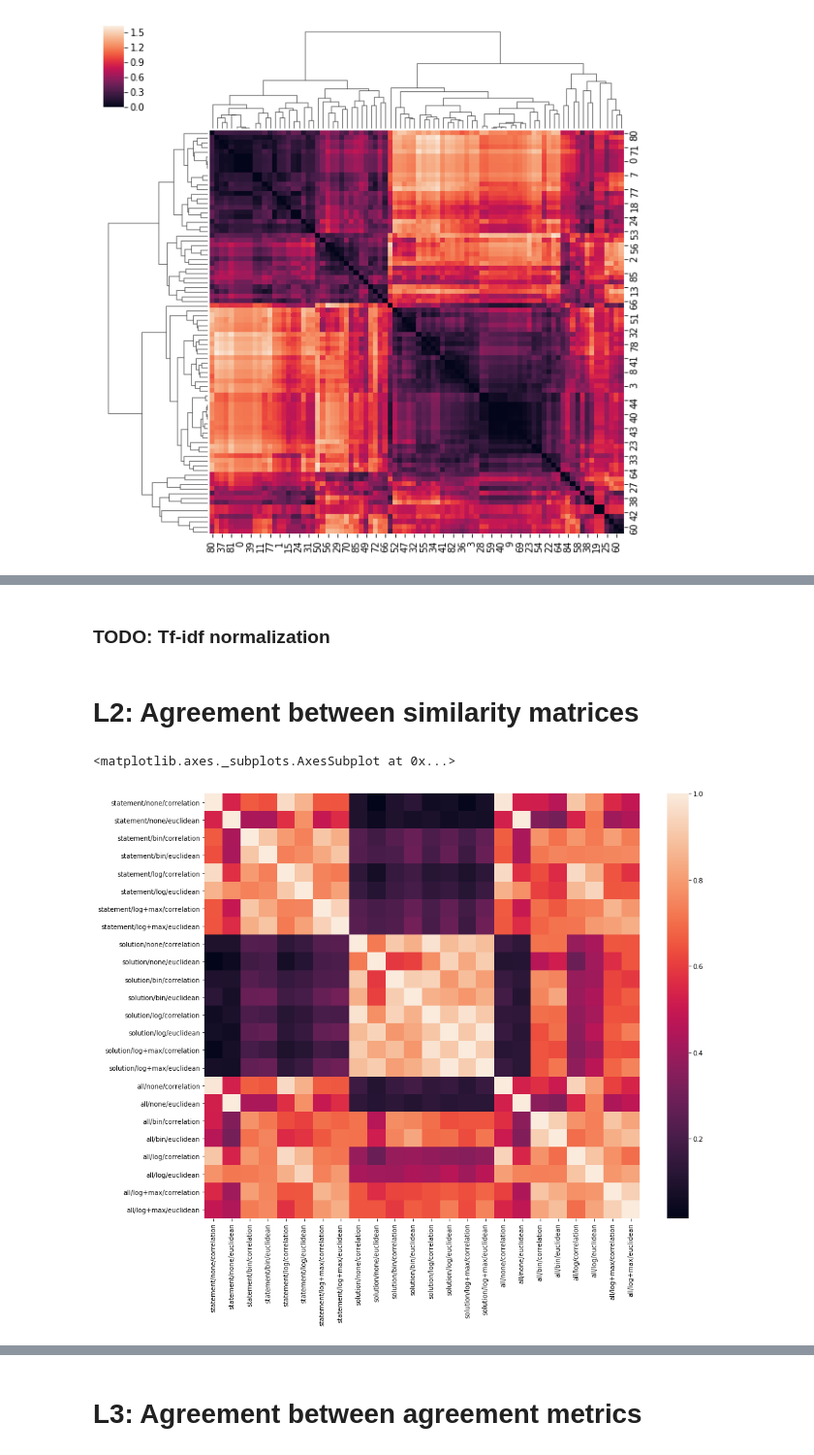
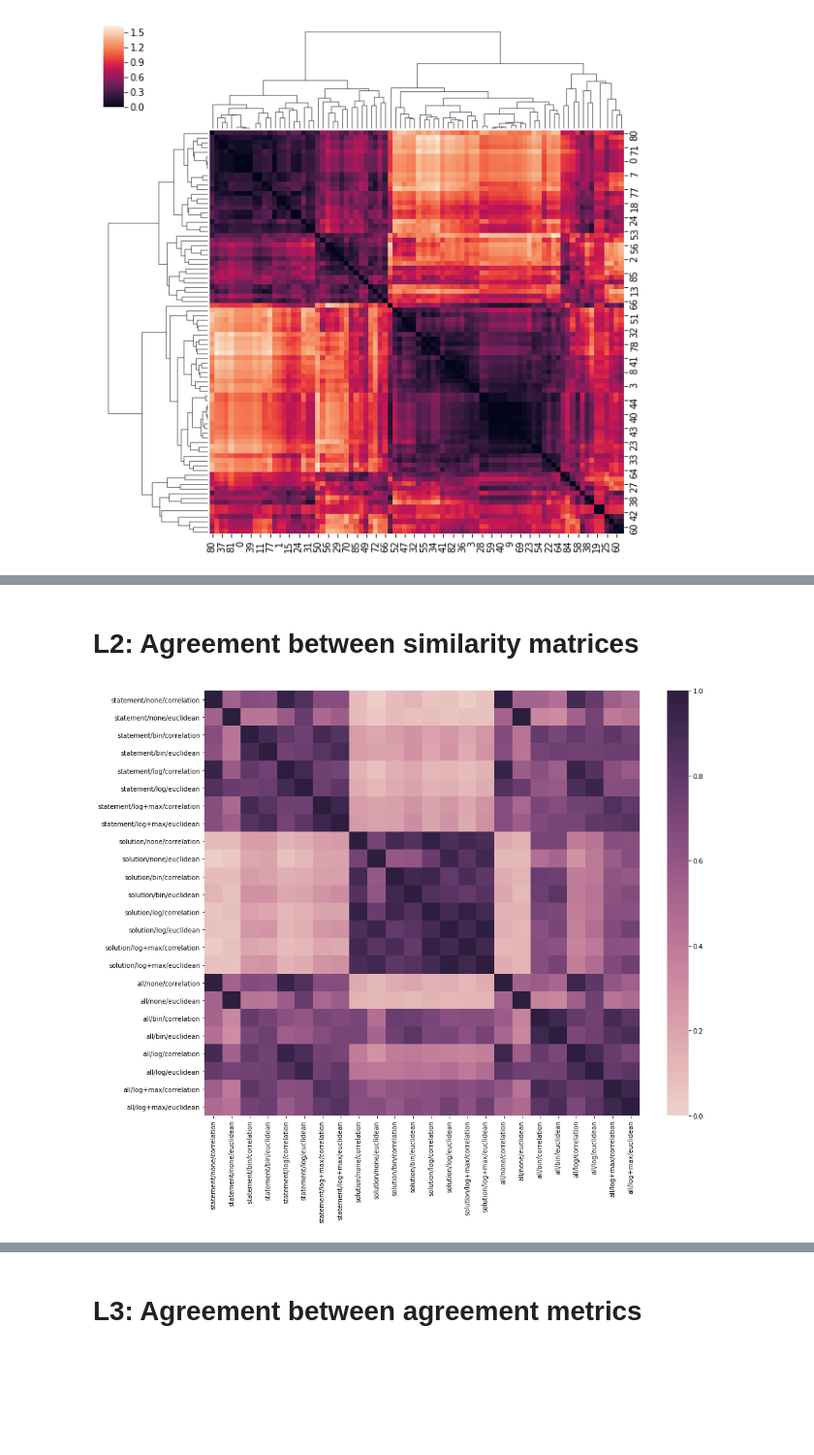
Before and after one commit to adaptive-learning/flocs-analyses, a Jupyter notebook: item_similarity/2018_01_02.ipynb, the cells around one changed output, grey strips where cells are left out. Shown at 97% size. Saved outputs shown, nothing was run; the diff lists cells and outputs as text; code cells hidden in the pictures; blank space fills up the shorter version.

Commit message:
Agreement metrics analysis with new tasks

```diff
--- a/item_similarity/2018_01_02.ipynb
+++ b/item_similarity/2018_01_02.ipynb
@@ -238,24 +234,53 @@ show_similarity_matrix(similarity_matrices['all/log/euclidean'])
-# %% [markdown]
-### TODO: Tf-idf normalization
 # %% [markdown]
 # L2: Agreement between similarity matrices
-# %%
-similarity_vectors = [
-    similarity_matrix.flatten()
-    for similarity_matrix in similarity_matrices.values()]
-similarities = pd.DataFrame({
-    name: similarity_vector
-    for name, similarity_vector
-    in zip(option_names, similarity_vectors)},
-    columns=option_names)
-
-def compute_agreement(df, metric='pearson'):
-    if metric == 'pearson':
-        return df.corr()
-    raise ValueError('Unknown metric for computing agreement between vectors of similarities.')
-
-plt.figure(figsize=(15, 12))
-sns.heatmap(compute_agreement(similarities), annot=False)
-# %% [output]
-<matplotlib.axes._subplots.AxesSubplot at 0x...>
-[figure, removed]
+# %%
+def total_correlation(a, b, method='pearson'):
+    a = pd.Series(a.flatten())
+    b = pd.Series(b.flatten())
+    corr = a.corr(b, method=method)
+    return corr
+
+
+def top_k_agreement(a, b, k=5):
+    a = pd.DataFrame(a)
+    b = pd.DataFrame(b)
+    a_ranks = a.rank(method='first')
+    b_ranks = b.rank(method='first')
+    a_top = a_ranks <= (k+1)
+    b_top = b_ranks <= (k+1)
+    ab_top = a_top & b_top
+    avg_agreement = ab_top.sum(axis=1).mean() - 1
+    return avg_agreement
+
+
+pearson = partial(total_correlation, method='pearson')
+spearman = partial(total_correlation, method='spearman')
+top5 = partial(top_k_agreement, k=5)
+top10 = partial(top_k_agreement, k=15)
+
+
+def compute_agreements(agreement_fn, matrices=similarity_matrices):
+    labels, matrices_list = matrices.keys(), matrices.values()
+    agreements_list = [
+        [agreement_fn(a, b) for b in matrices_list]
+        for a in matrices_list]
+    agreements = pd.DataFrame(
+        agreements_list, columns=labels, index=labels)
+    return agreements
+
+
+def compute_agreement_matrix(agreement_fn, matrices=similarity_matrices):
+    df = compute_agreements(agreement_fn, matrices)
+    return df.values
+
+
+def show_agreement_matrix(agreement_fn, matrices=similarity_matrices):
+    agreements = compute_agreements(agreement_fn, matrices)
+    plt.figure(figsize=(15, 12))
+    cmap = sns.cubehelix_palette(as_cmap=True)
+    sns.heatmap(agreements, annot=False, cmap=cmap, vmin=0)
+
+
+show_agreement_matrix(pearson)
+# %% [output]
+[figure, added]
```
Also changed, not shown: parts of 7 cells of this notebook.
